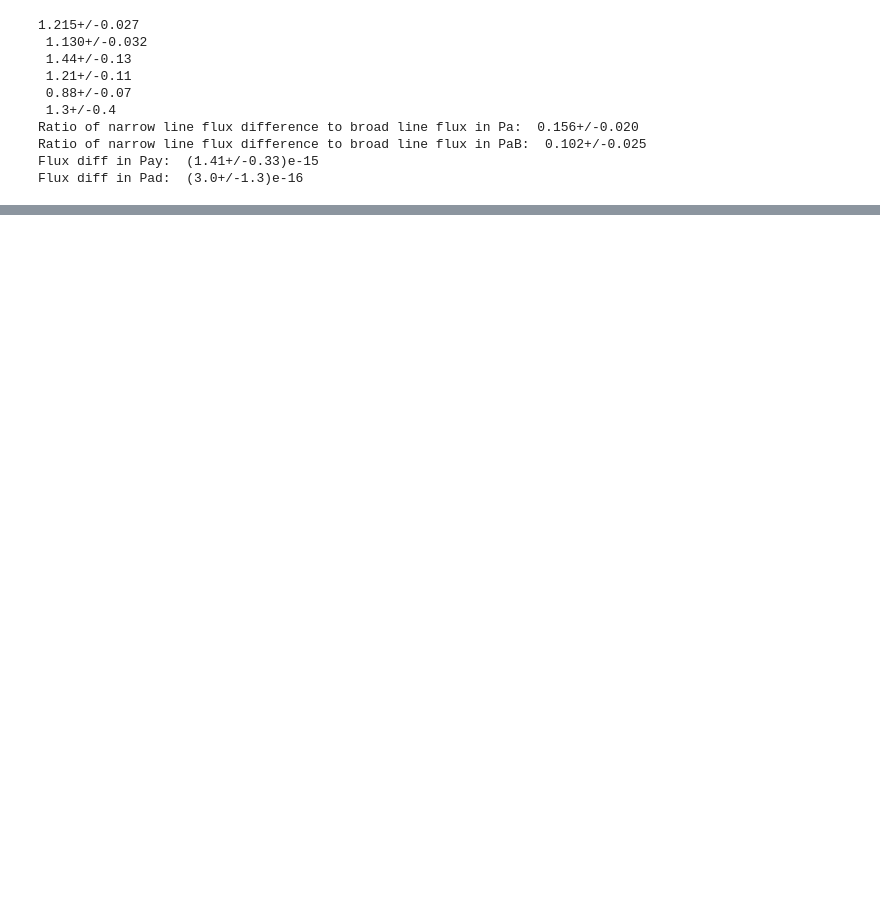
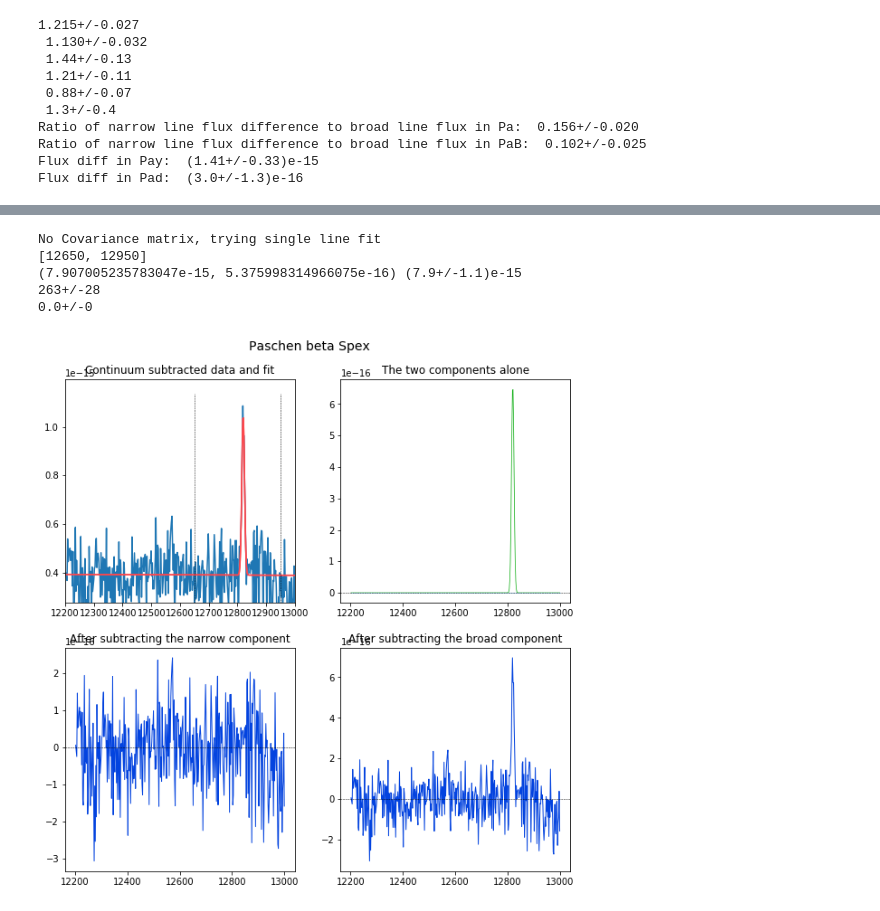
Before and after one commit to thmire/sharing-jupyter-notebooks, a Jupyter notebook: Linefits and extinctions.ipynb, the cells around one changed output, grey strips where cells are left out. Saved outputs shown, nothing was run; the diff lists cells and outputs as text; code cells hidden in the pictures; blank space fills up the shorter version.

```diff
--- a/Linefits and extinctions.ipynb
+++ b/Linefits and extinctions.ipynb
@@ -1543,7 +1159,14 @@ print(HeI_0901[0][1][2]/HeI_0901[0][0][1] *3E5*2.35)
 # %%
-HPb_Spex = do_fit([Spex_wl,Spex_flux],[12200,13000],[12650,12950],12818,title='Paschen beta earlytime')
+HPb_Spex = do_fit([Spex_wl,Spex_flux],[12200,13000],[12650,12950],12818,title='Paschen beta Spex')
 
 print(HPb_Spex[0][0][2]/HPb_Spex[0][0][1] *3E5*2.35)
 print(HPb_Spex[0][1][2]/HPb_Spex[0][0][1] *3E5*2.35)
+# %% [output]
+No Covariance matrix, trying single line fit
+[12650, 12950]
+(7.907005235783047e-15, 5.375998314966075e-16) (7.9+/-1.1)e-15
+263+/-28
+0.0+/-0
+[figure, added]
 # %%
 HPd_0901 = do_fit([Spex_wl,Spex_flux],[9500,10600],[9970,10110],10050,title='Paschen delta earlytime')
```
Also changed, not shown: parts of 25 cells of this notebook.
